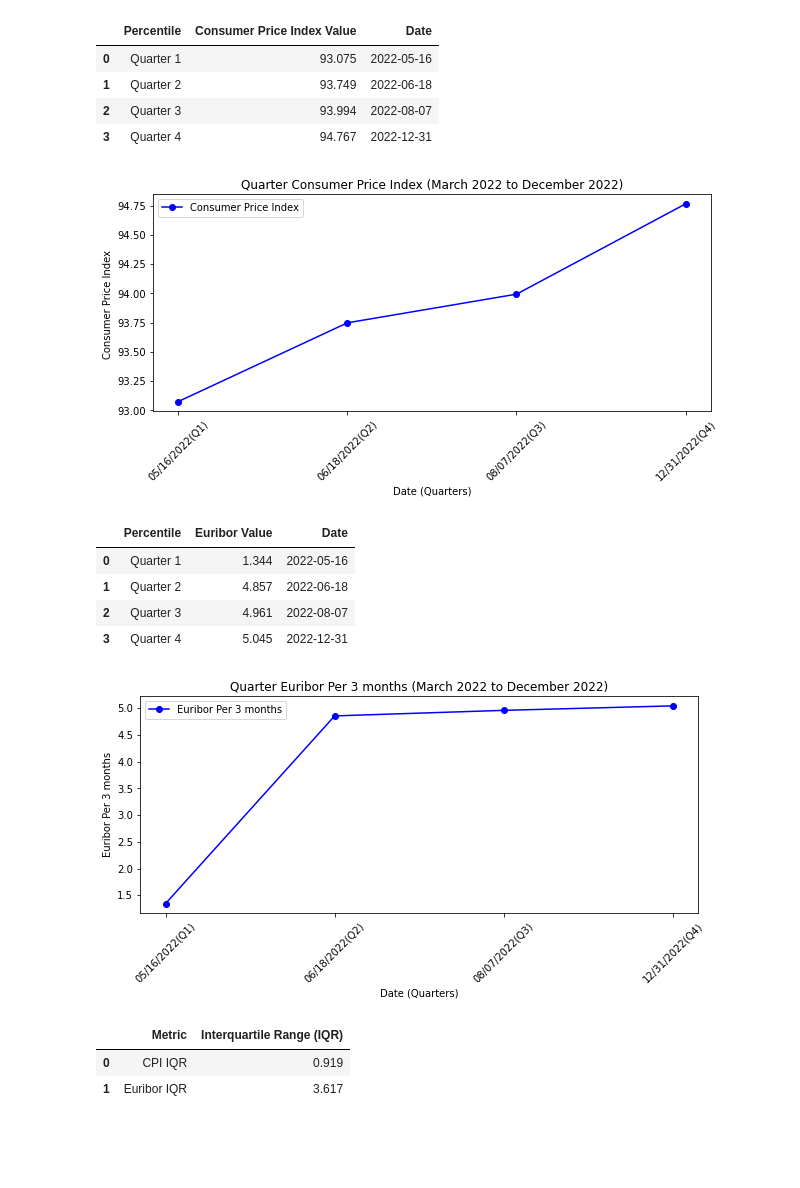
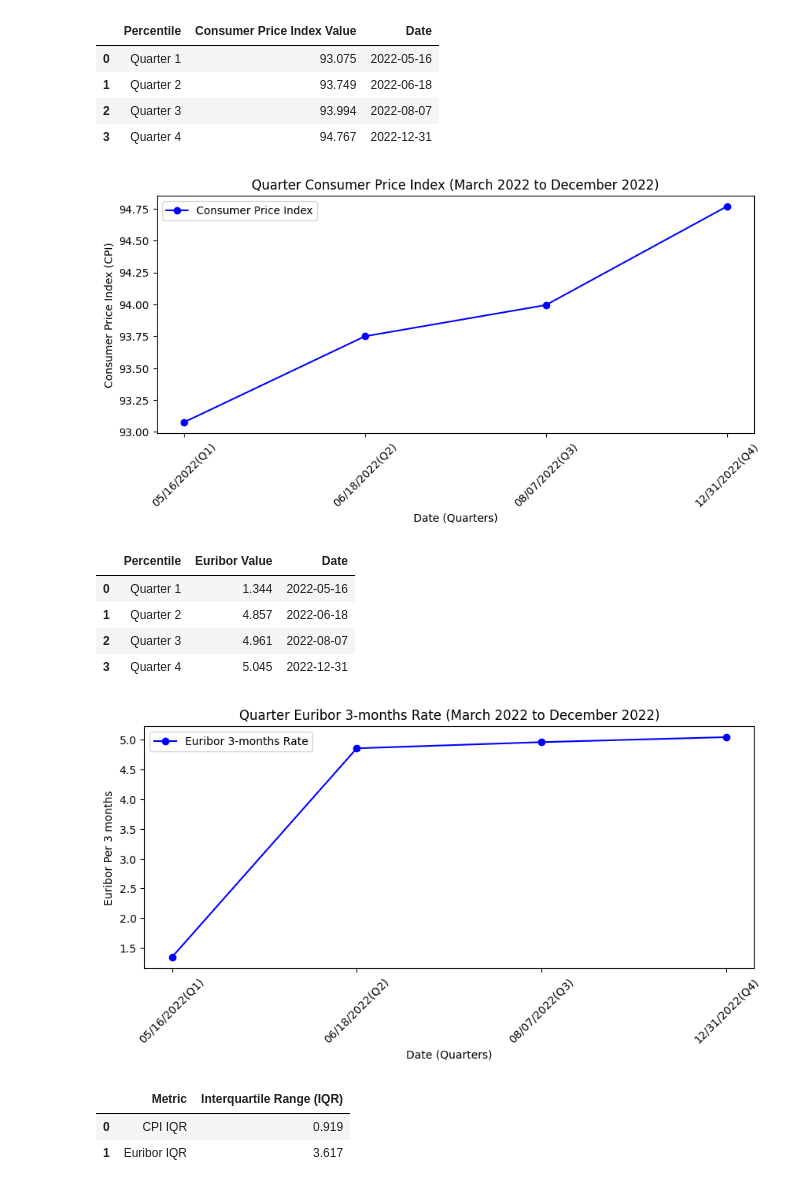
Before and after one commit to KinGabriel/Bank-Marketing-Preprocessing, a Jupyter notebook: relative_location.ipynb, the cells around one changed output. Saved outputs shown, nothing was run; the diff lists cells and outputs as text; code cells hidden in the pictures; blank space fills up the shorter version.

```diff
--- a/relative_location.ipynb
+++ b/relative_location.ipynb
@@ -68,14 +66,14 @@ plt.plot(date_arrays, cpi_array, label="Consumer Price Index", color="blue", mar
 # Configure the plot
 plt.title("Quarter Consumer Price Index (March 2022 to December 2022)")
 plt.xlabel("Date (Quarters)")
-plt.ylabel("Consumer Price Index ")
+plt.ylabel("Consumer Price Index (CPI)")
 plt.xticks(rotation=45)
 plt.legend()
 
 #show the line chart
 plt.show()
 # %% [output]
-[figure, old version]
+[figure, new version]
 # %%
 # compute quartiles for Euribor
 euribor_Q1 = euribor.quantile(0.25)
@@ -99,22 +97,22 @@ euribor_df
 # %%
 # Store the values into the array
 eur_array =  np.array([euribor_Q1,euribor_Q2,euribor_Q3,euribor_Q4])
 # Configure the data size of the plot
 plt.figure(figsize=(10, 4))
 # get the data and set the labels and colors in the line chart
-plt.plot(date_arrays, eur_array, label="Euribor Per 3 months", color="blue", marker='o')
+plt.plot(date_arrays, eur_array, label="Euribor 3-months Rate", color="blue", marker='o')
 
 # Configure the plot
-plt.title("Quarter Euribor Per 3 months (March 2022 to December 2022)")
+plt.title("Quarter Euribor 3-months Rate (March 2022 to December 2022)")
 plt.xlabel("Date (Quarters)")
 plt.ylabel("Euribor Per 3 months")
 plt.xticks(rotation=45)
 plt.legend()
 
 #show the line chart
 plt.show()
 # %% [output]
-[figure, old version]
+[figure, new version]
 # %%
 # Get the interquartile range
 cpi_IQR = cpi_Q3 - cpi_Q1
```
Also changed, not shown: parts of 2 cells of this notebook.
